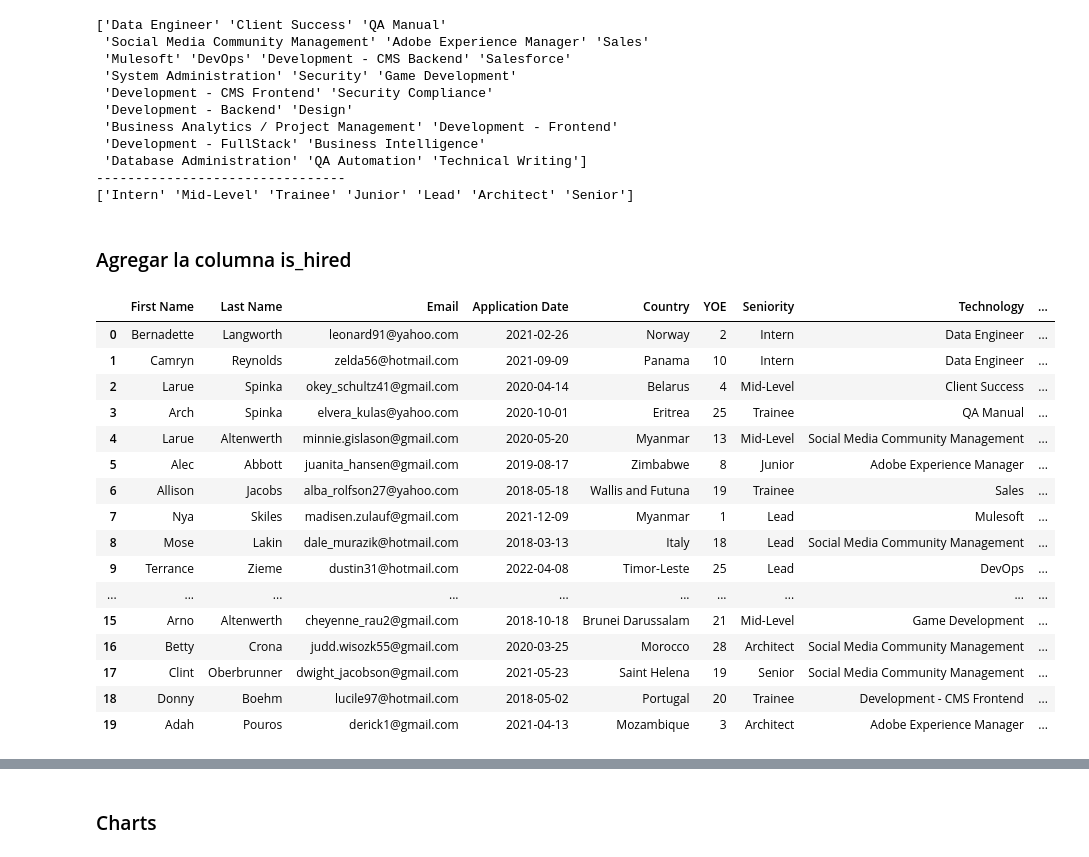
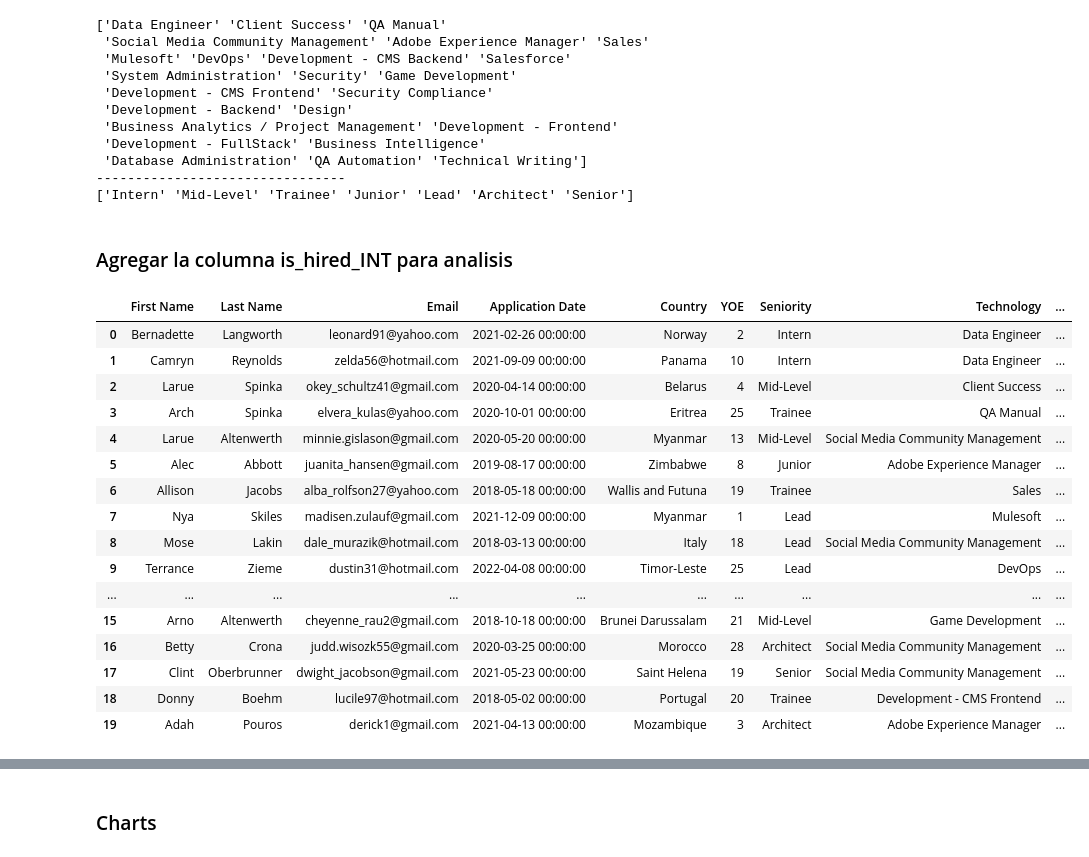
Before and after one commit to JuanRuizIng/Workshop001_Data_Engineering, a Jupyter notebook: EDA.ipynb, the cells around one changed output, grey strips where cells are left out. Saved outputs shown, nothing was run; the diff lists cells and outputs as text; code cells hidden in the pictures.

```diff
--- a/EDA.ipynb
+++ b/EDA.ipynb
@@ -77,0 +13,7 @@ memory usage: 3.8+ MB
+# %%
+username, password, host, port, database = credential_loader()
+engine = create_engine(f'postgresql://{username}:{password}@{host}:{port}/{database}')
+query = 'SELECT * FROM candidates_cleaned'
+df = pd.read_sql_query(query, engine)
+df.head(4)
+df.info()
@@ -112,8 +74,8 @@ print(data['Seniority'].unique())
 --------------------------------
 ['Intern' 'Mid-Level' 'Trainee' 'Junior' 'Lead' 'Architect' 'Senior']
 # %%
-data['Seniority_INT'] = data['Seniority'].replace({'Intern':1, 'Mid-Level':2, 'Trainee':3, 'Junior':4, 'Lead':5, 'Architect':6, 'Senior':7})
-data['Technology_INT'] = data['Technology'].replace(
+df['Seniority_INT'] = df['Seniority'].replace({'Intern':1, 'Mid-Level':2, 'Trainee':3, 'Junior':4, 'Lead':5, 'Architect':6, 'Senior':7})
+df['Technology_INT'] = df['Technology'].replace(
     {
   "Data Engineer": 1,
   "Client Success": 2,
@@ -142,4 +104,4 @@ data['Technology_INT'] = data['Technology'].replace(
 }
 )
 # %% [markdown]
-### Agregar la columna is_hired
+### Agregar la columna is_hired_INT para analisis
@@ -158,21 +108,23 @@ data['is_hired_INT'] = data['is_hired'].replace({'Hired':1, 'Not Hired':0})
+# %%
+df['is_hired_INT'] = df['is_hired'].replace({'Hired':1, 'Not Hired':0})
 # %%
-data.head(20)
+df.head(20)
 # %% [output]
 |  | First Name | Last Name | Email | Application Date | Country | YOE | Seniority | Technology | ... |
-| 0 | Bernadette | Langworth | leonard91@yahoo.com | 2021-02-26 | Norway | 2 | Intern | Data Engineer | ... |
-| 1 | Camryn | Reynolds | zelda56@hotmail.com | 2021-09-09 | Panama | 10 | Intern | Data Engineer | ... |
-| 2 | Larue | Spinka | okey_schultz41@gmail.com | 2020-04-14 | Belarus | 4 | Mid-Level | Client Success | ... |
-| 3 | Arch | Spinka | elvera_kulas@yahoo.com | 2020-10-01 | Eritrea | 25 | Trainee | QA Manual | ... |
-| 4 | Larue | Altenwerth | minnie.gislason@gmail.com | 2020-05-20 | Myanmar | 13 | Mid-Level | Social Media Community Management | ... |
-| 5 | Alec | Abbott | juanita_hansen@gmail.com | 2019-08-17 | Zimbabwe | 8 | Junior | Adobe Experience Manager | ... |
-| 6 | Allison | Jacobs | alba_rolfson27@yahoo.com | 2018-05-18 | Wallis and Futuna | 19 | Trainee | Sales | ... |
-| 7 | Nya | Skiles | madisen.zulauf@gmail.com | 2021-12-09 | Myanmar | 1 | Lead | Mulesoft | ... |
-| 8 | Mose | Lakin | dale_murazik@hotmail.com | 2018-03-13 | Italy | 18 | Lead | Social Media Community Management | ... |
-| 9 | Terrance | Zieme | dustin31@hotmail.com | 2022-04-08 | Timor-Leste | 25 | Lead | DevOps | ... |
+| 0 | Bernadette | Langworth | leonard91@yahoo.com | 2021-02-26 00:00:00 | Norway | 2 | Intern | Data Engineer | ... |
+| 1 | Camryn | Reynolds | zelda56@hotmail.com | 2021-09-09 00:00:00 | Panama | 10 | Intern | Data Engineer | ... |
+| 2 | Larue | Spinka | okey_schultz41@gmail.com | 2020-04-14 00:00:00 | Belarus | 4 | Mid-Level | Client Success | ... |
+| 3 | Arch | Spinka | elvera_kulas@yahoo.com | 2020-10-01 00:00:00 | Eritrea | 25 | Trainee | QA Manual | ... |
+| 4 | Larue | Altenwerth | minnie.gislason@gmail.com | 2020-05-20 00:00:00 | Myanmar | 13 | Mid-Level | Social Media Community Management | ... |
+| 5 | Alec | Abbott | juanita_hansen@gmail.com | 2019-08-17 00:00:00 | Zimbabwe | 8 | Junior | Adobe Experience Manager | ... |
+| 6 | Allison | Jacobs | alba_rolfson27@yahoo.com | 2018-05-18 00:00:00 | Wallis and Futuna | 19 | Trainee | Sales | ... |
+| 7 | Nya | Skiles | madisen.zulauf@gmail.com | 2021-12-09 00:00:00 | Myanmar | 1 | Lead | Mulesoft | ... |
+| 8 | Mose | Lakin | dale_murazik@hotmail.com | 2018-03-13 00:00:00 | Italy | 18 | Lead | Social Media Community Management | ... |
+| 9 | Terrance | Zieme | dustin31@hotmail.com | 2022-04-08 00:00:00 | Timor-Leste | 25 | Lead | DevOps | ... |
 | ... | ... | ... | ... | ... | ... | ... | ... | ... | ... |
-| 15 | Arno | Altenwerth | cheyenne_rau2@gmail.com | 2018-10-18 | Brunei Darussalam | 21 | Mid-Level | Game Development | ... |
-| 16 | Betty | Crona | judd.wisozk55@gmail.com | 2020-03-25 | Morocco | 28 | Architect | Social Media Community Management | ... |
-| 17 | Clint | Oberbrunner | dwight_jacobson@gmail.com | 2021-05-23 | Saint Helena | 19 | Senior | Social Media Community Management | ... |
-| 18 | Donny | Boehm | lucile97@hotmail.com | 2018-05-02 | Portugal | 20 | Trainee | Development - CMS Frontend | ... |
-| 19 | Adah | Pouros | derick1@gmail.com | 2021-04-13 | Mozambique | 3 | Architect | Adobe Experience Manager | ... |
+| 15 | Arno | Altenwerth | cheyenne_rau2@gmail.com | 2018-10-18 00:00:00 | Brunei Darussalam | 21 | Mid-Level | Game Development | ... |
+| 16 | Betty | Crona | judd.wisozk55@gmail.com | 2020-03-25 00:00:00 | Morocco | 28 | Architect | Social Media Community Management | ... |
+| 17 | Clint | Oberbrunner | dwight_jacobson@gmail.com | 2021-05-23 00:00:00 | Saint Helena | 19 | Senior | Social Media Community Management | ... |
+| 18 | Donny | Boehm | lucile97@hotmail.com | 2018-05-02 00:00:00 | Portugal | 20 | Trainee | Development - CMS Frontend | ... |
+| 19 | Adah | Pouros | derick1@gmail.com | 2021-04-13 00:00:00 | Mozambique | 3 | Architect | Adobe Experience Manager | ... |
 # %%
```
Also changed, not shown: parts of 19 cells of this notebook, 3 other files.
